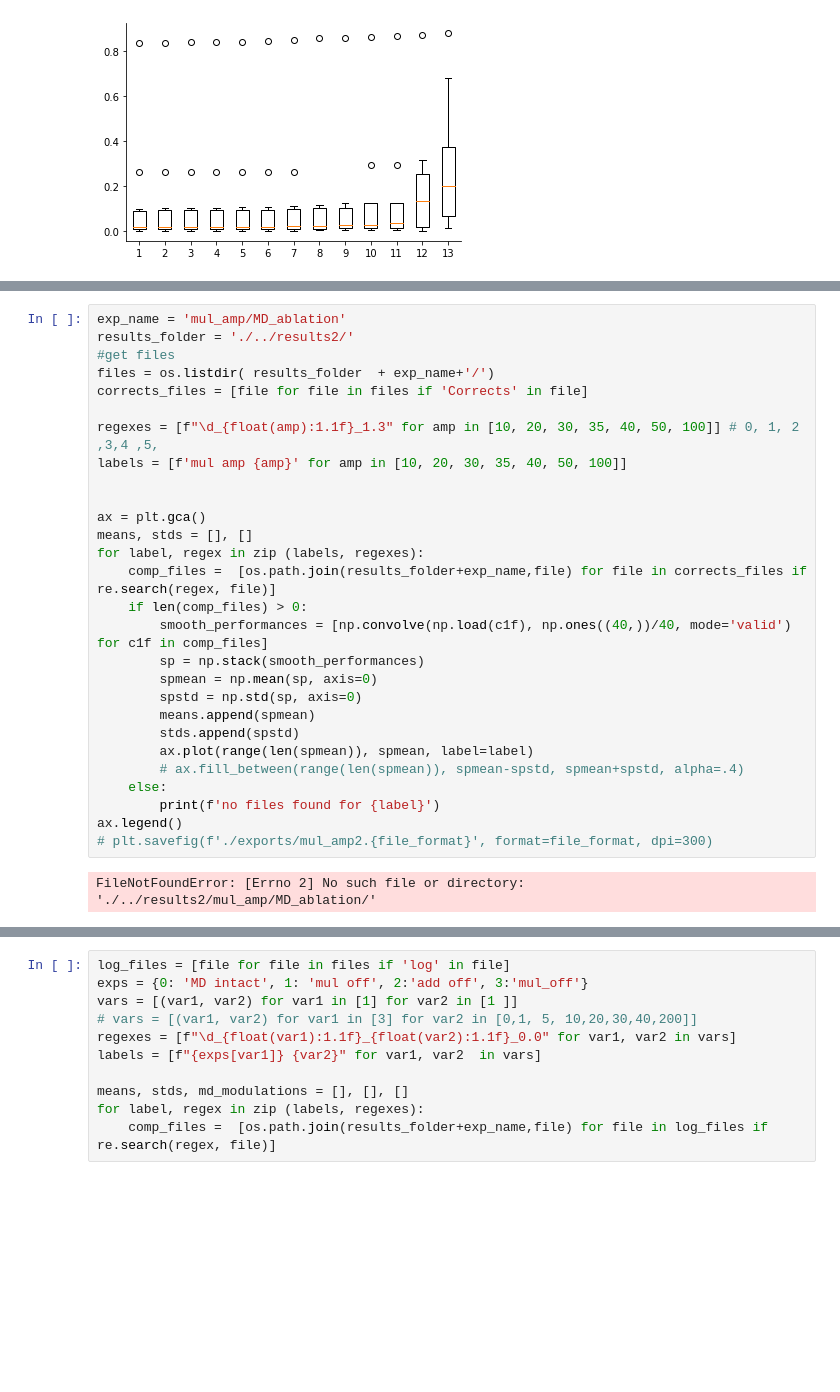
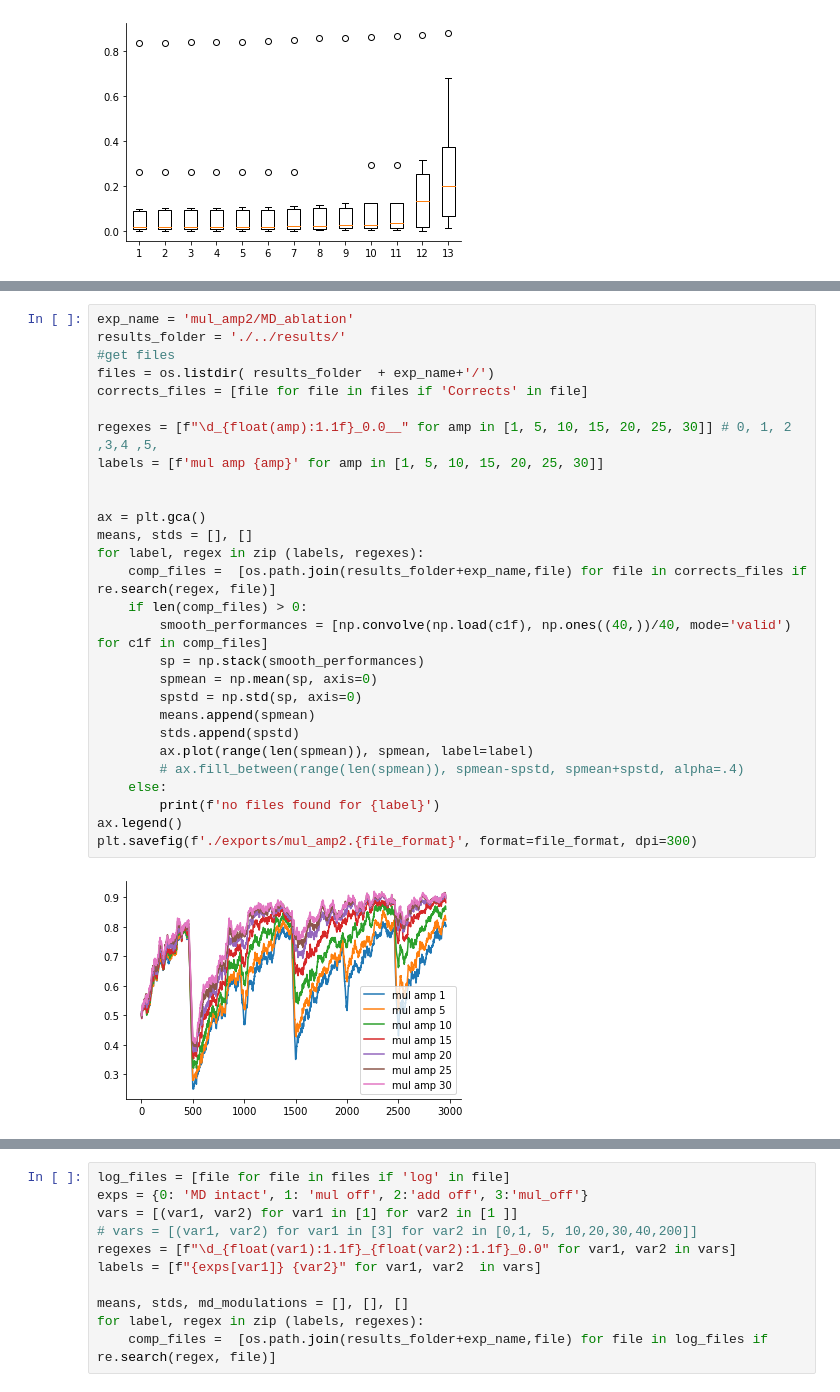
Before and after one commit to hummosa/MD-reservoir, a Jupyter notebook: analysis/average_performance_across_coditions.ipynb, the cells around one changed output, grey strips where cells are left out. Saved outputs shown, nothing was run; the diff lists cells and outputs as text; blank space fills up the shorter version.

```diff
--- a/analysis/average_performance_across_coditions.ipynb
+++ b/analysis/average_performance_across_coditions.ipynb
@@ -264,30 +284,30 @@ _=plt.boxplot(md_modulations)
 # %%
-exp_name = 'mul_amp/MD_ablation'
-results_folder = './../results2/'
+exp_name = 'mul_amp2/MD_ablation'
+results_folder = './../results/'
 #get files
 files = os.listdir( results_folder  + exp_name+'/')
 corrects_files = [file for file in files if 'Corrects' in file]
 
-regexes = [f"\d_{float(amp):1.1f}_1.3" for amp in [10, 20, 30, 35, 40, 50, 100]] # 0, 1, 2 ,3,4 ,5,
-labels = [f'mul amp {amp}' for amp in [10, 20, 30, 35, 40, 50, 100]]
+regexes = [f"\d_{float(amp):1.1f}_0.0__" for amp in [1, 5, 10, 15, 20, 25, 30]] # 0, 1, 2 ,3,4 ,5,
+labels = [f'mul amp {amp}' for amp in [1, 5, 10, 15, 20, 25, 30]]
 
 
 ax = plt.gca()
 means, stds = [], []
 for label, regex in zip (labels, regexes):
     comp_files =  [os.path.join(results_folder+exp_name,file) for file in corrects_files if re.search(regex, file)]
     if len(comp_files) > 0:
         smooth_performances = [np.convolve(np.load(c1f), np.ones((40,))/40, mode='valid') for c1f in comp_files]
         sp = np.stack(smooth_performances)
         spmean = np.mean(sp, axis=0)
         spstd = np.std(sp, axis=0)
         means.append(spmean)
         stds.append(spstd)
         ax.plot(range(len(spmean)), spmean, label=label)
         # ax.fill_between(range(len(spmean)), spmean-spstd, spmean+spstd, alpha=.4)
     else:
         print(f'no files found for {label}')
 ax.legend()
-# plt.savefig(f'./exports/mul_amp2.{file_format}', format=file_format, dpi=300)
+plt.savefig(f'./exports/mul_amp2.{file_format}', format=file_format, dpi=300)
 # %% [output]
-FileNotFoundError: [Errno 2] No such file or directory: './../results2/mul_amp/MD_ablation/'
+[figure, added]
```
Also changed, not shown: parts of 7 cells of this notebook, 5 other files.
